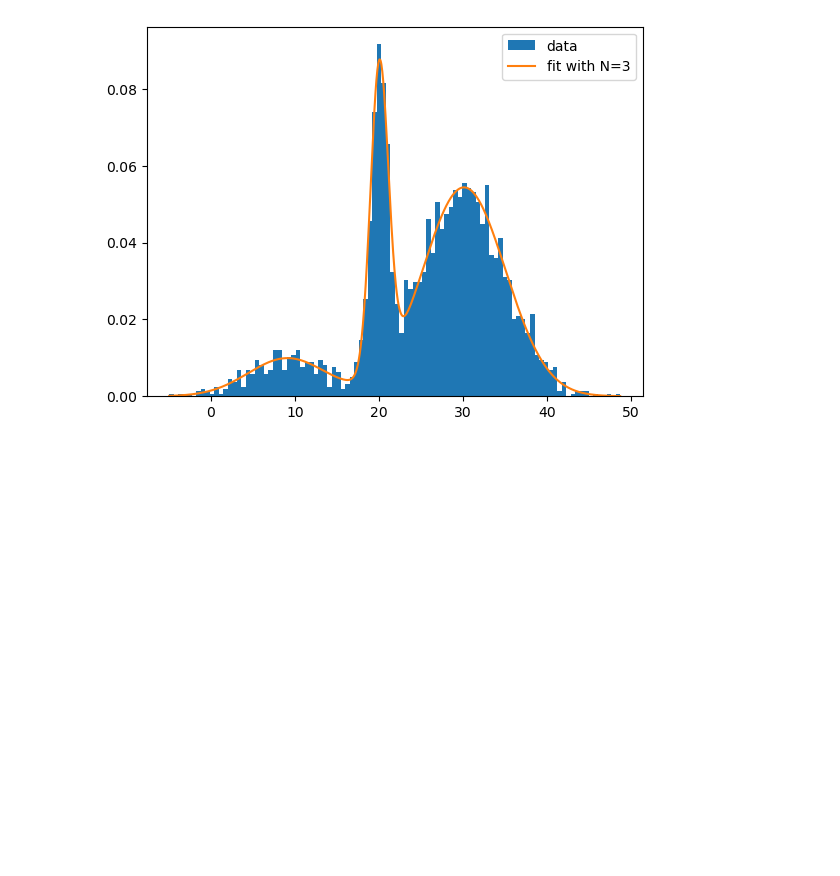
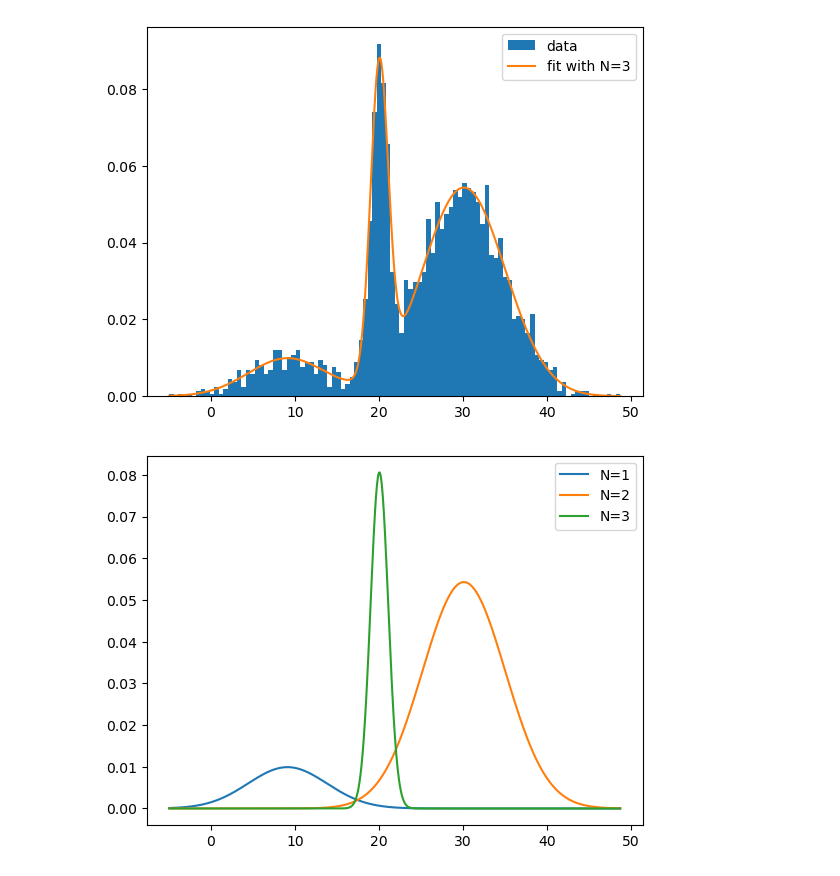
Before and after one commit to Giulia-Foroni/astrostatistics, a Jupyter notebook: lez6/BH.ipynb, the cells around one changed output. Saved outputs shown, nothing was run; the diff lists cells and outputs as text; code cells hidden in the pictures; blank space fills up the shorter version.

```diff
--- a/lez6/BH.ipynb
+++ b/lez6/BH.ipynb
@@ -40,9 +42,21 @@ print('Minimum value for AIC: N = ', N[np.array(aic)==np.min(np.array(aic))][0])
 Minimum value for AIC: N =  3
 # %%
+#compare the best fit with the initial data
 a,b,c=plt.hist(data,100,density=True,label='data')
 gm = GaussianMixture(n_components=N[np.array(aic)==np.min(np.array(aic))][0]).fit(data)
-plt.plot(np.linspace(np.min(data),np.max(data),1000),np.exp(gm.score_samples(np.linspace(np.min(data),np.max(data),1000)[:,np.newaxis])),label='fit with N=3')
+x_plot = x_plot
+plt.plot(x_plot,np.exp(gm.score_samples(x_plot[:,np.newaxis])),label='fit with N=3')
 plt.legend()
 plt.show()
 # %% [output]
 [figure]
+# %%
+#Understand which Gaussian mode corresponds to which part of the input dataset
+a = gm.predict_proba(x_plot[:,np.newaxis])  #tells me how much each value of the sample contributes to each gaussian; it gives me a percentage
+plt.plot(x_plot,a[:,2]*np.exp(gm.score_samples(x_plot[:,np.newaxis])),label='N=1')  #I multiply the fit by the weights computed in the previous line
+plt.plot(x_plot,a[:,1]*np.exp(gm.score_samples(x_plot[:,np.newaxis])),label='N=2')
+plt.plot(x_plot,a[:,0]*np.exp(gm.score_samples(x_plot[:,np.newaxis])),label='N=3')
+plt.legend()
+plt.show()
+# %% [output]
+[figure, added]
```
Also changed, not shown: parts of 2 cells of this notebook.
